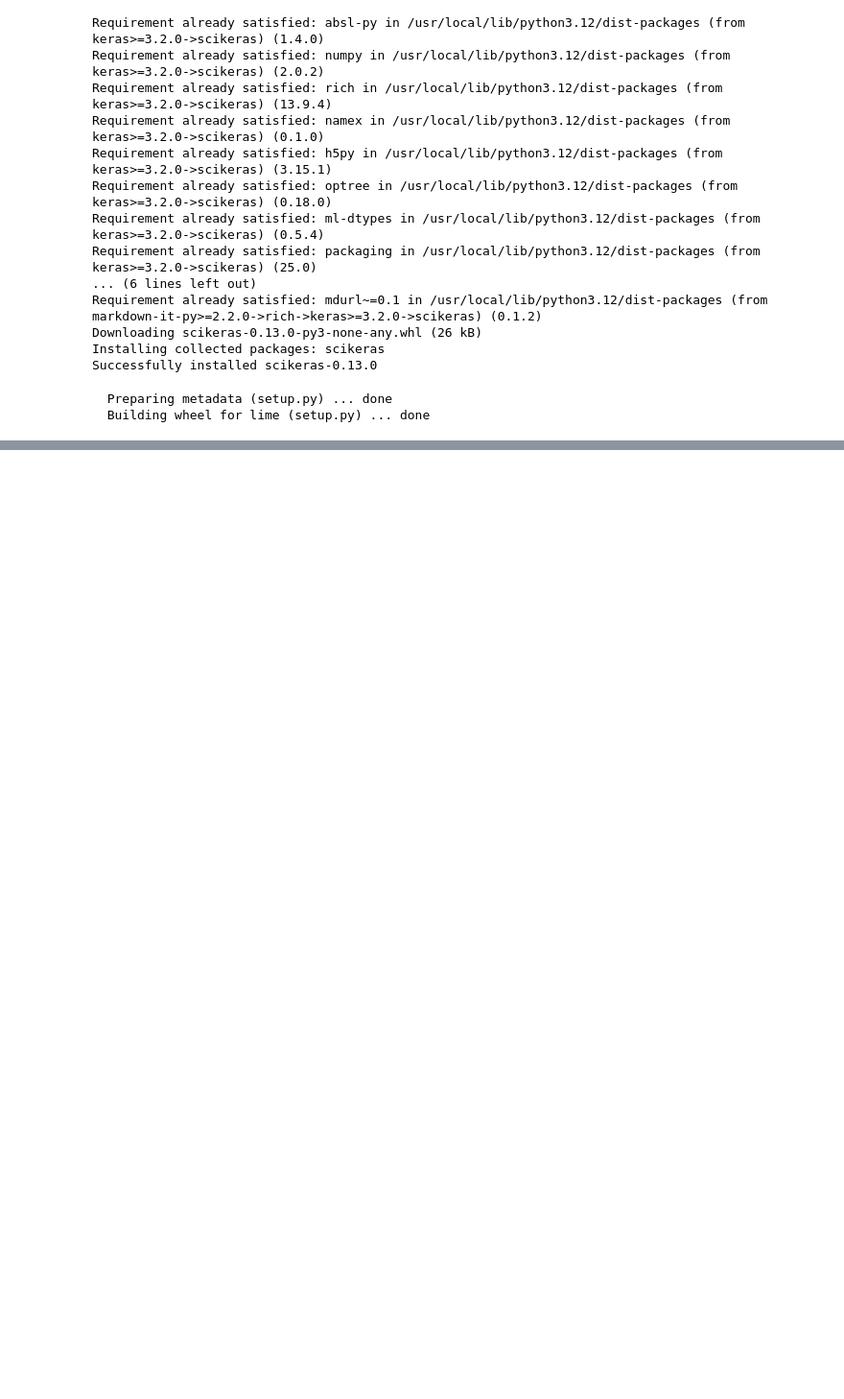
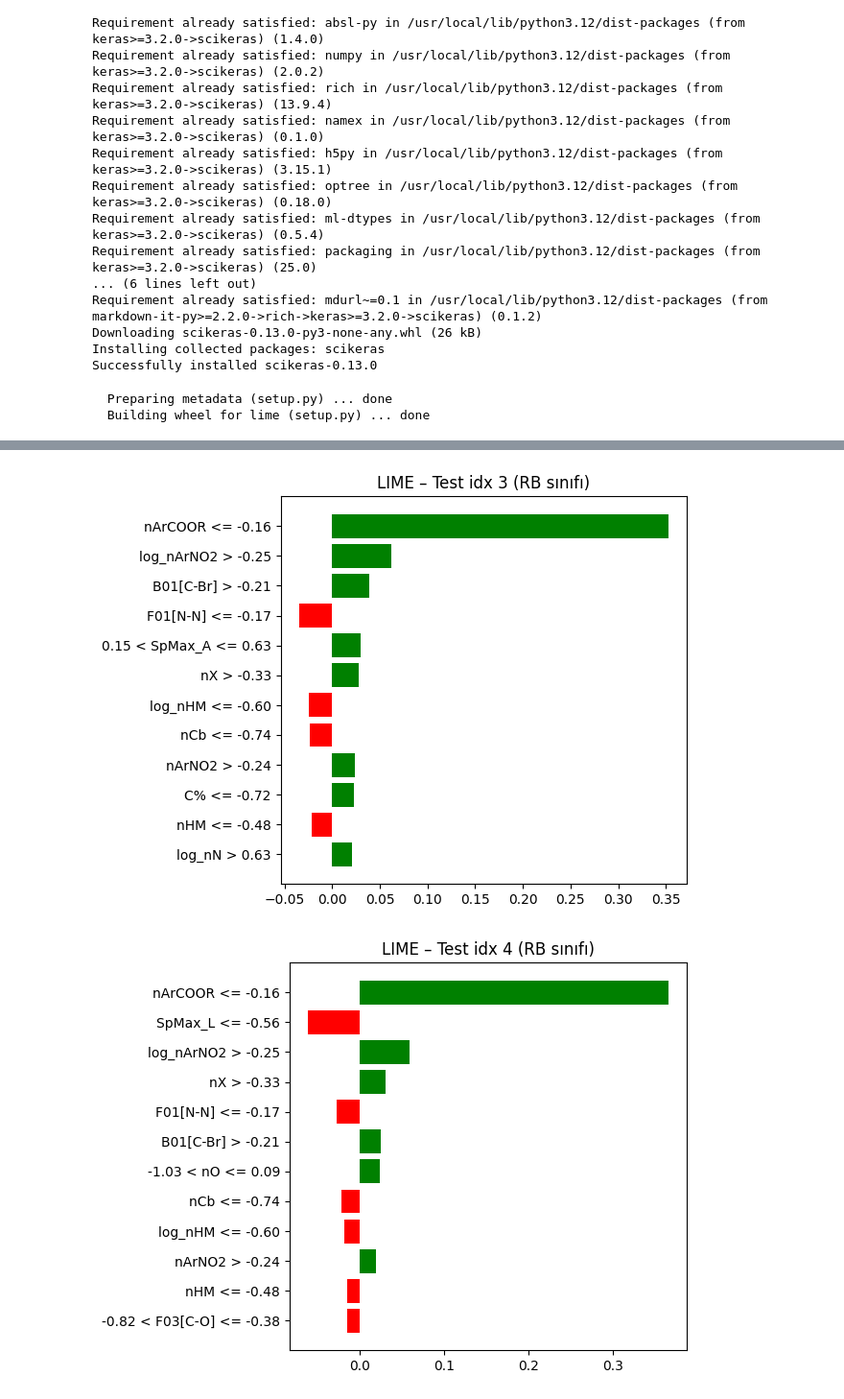
Before and after one commit to fehimecapar/Data-Science-For-Decision-Support, a Jupyter notebook: classification_nn.ipynb, the cells around one changed output, grey strips where cells are left out. Shown at 96% size. Cells and saved outputs as stored; diff of their text form; code cells hidden in the pictures; blank space fills up the shorter version.

```diff
--- a/classification_nn.ipynb
+++ b/classification_nn.ipynb
@@ -636,0 +1245,8 @@ plot_importance_bar(cb_norm, "CatBoost established Importance (Normalize)")
+# %%
+# ==== Bölüm A: Tek-split (Task 1) LIME açıklamaları (gözlem 4 ve 5) ====
+
+# 0) Veriyi ve en iyi konfigi al
+X_all, y_all, X_tr, X_te, y_tr, y_te, sc, X_tr_s, X_te_s = _get_data_task1_or_bootstrap()
+cfg = _get_best_cfg()
+feature_names = X_tr.columns.tolist()
+class_names   = ['NRB','RB']
@@ -636,0 +1265,39 @@ plot_importance_bar(cb_norm, "CatBoost established Importance (Normalize)")
+# %%
+# 2) LIME explainer (scaled training verisi ile)
+explainer = LimeTabularExplainer(
+    training_data=_ensure_float32(X_tr_s.values),
+    feature_names=feature_names,
+    class_names=class_names,
+    mode='classification',
+    discretize_continuous=True # yerel doğrusal açıklamalarda yaygın tercih
+)
+# %%
+# 3) LIME'in beklediği predict_proba: Nx2 (NRB, RB)
+def predict_proba_fn(X_scaled_nd):
+    p1 = model.predict(_ensure_float32(X_scaled_nd), verbose=0).ravel()        # RB olasılığı
+    p0 = 1.0 - p1                                                               # NRB
+    return np.vstack([p0, p1]).T
+# %%
+# 4) Gözlem indexleri (test set içinde 0-bazlı 3 ve 4 → "4. ve 5. gözlem")
+test_positions = [3, 4]  # gerekirse değiştir: Assignment tablosu 4,5 diyor
+# %%
+# 5) Her gözlem için açıklama ve çizim
+instance_explanations = {}
+for pos in test_positions:
+    x0 = X_te_s.iloc[pos:pos+1, :]             # 1xD (scaled)
+    exp = explainer.explain_instance(
+        data_row=x0.values[0],
+        predict_fn=predict_proba_fn,
+        num_features=min(12, X_tr_s.shape[1]), # grafikte en çok 12 özellik
+        top_labels=len(class_names)           # Ensure explanations for all classes are generated
+    )
+    instance_explanations[pos] = exp
+
+    # LIME'ın hazır figürü
+    fig = exp.as_pyplot_figure(label=1)  # RB sınıfı için bar plot
+    plt.title(f"LIME – Test idx {pos} (RB sınıfı)")
+    plt.tight_layout()
+    plt.show()
+# %% [output]
+[figure, added]
+[figure, added]
```
Also changed, not shown: parts of 52 cells of this notebook.
